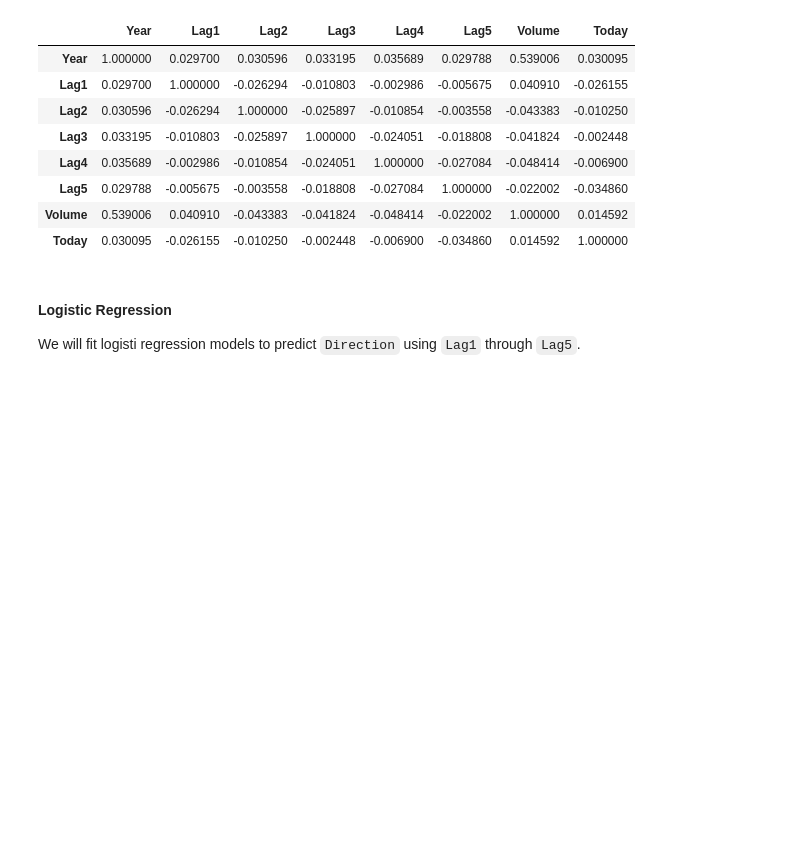
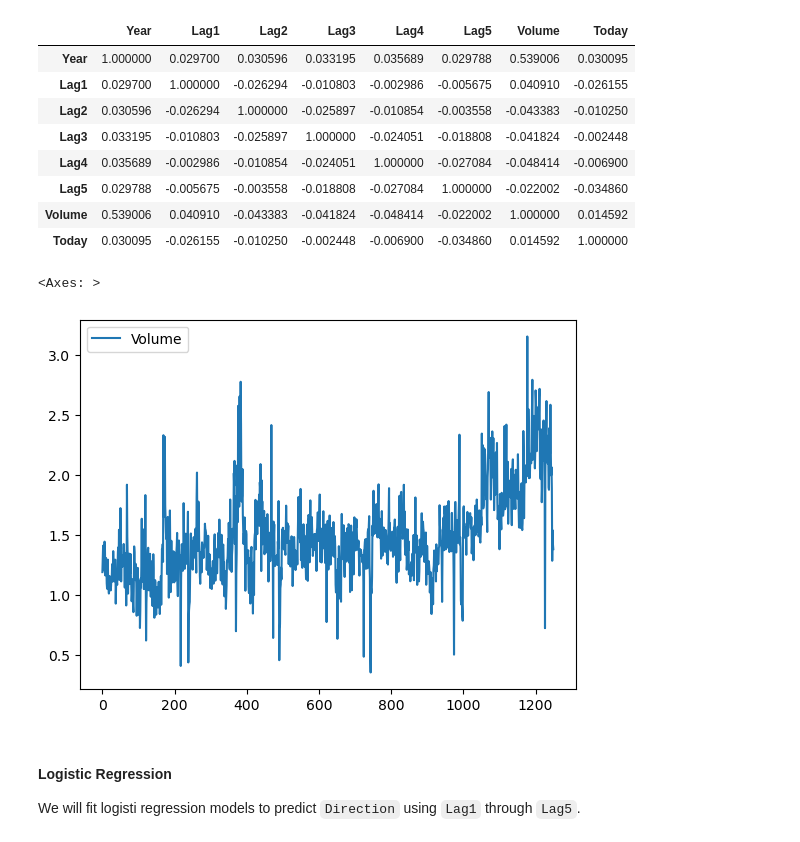
Before and after one commit to jackkrebsbach/stats, a Jupyter notebook: labs/lab4/lab4.ipynb, the cells around one changed output. Saved outputs shown, nothing was run; the diff lists cells and outputs as text; code cells hidden in the pictures; blank space fills up the shorter version.

````diff
--- a/labs/lab4/lab4.ipynb
+++ b/labs/lab4/lab4.ipynb
@@ -61,6 +61,12 @@ Smarket.corr()
 | Lag5 | 0.029788 | -0.005675 | -0.003558 | -0.018808 | -0.027084 | 1.000000 | -0.022002 | -0.034860 |
 | Volume | 0.539006 | 0.040910 | -0.043383 | -0.041824 | -0.048414 | -0.022002 | 1.000000 | 0.014592 |
 | Today | 0.030095 | -0.026155 | -0.010250 | -0.002448 | -0.006900 | -0.034860 | 0.014592 | 1.000000 |
+# %%
+# Volume is increasing over time.
+Smarket.plot(y='Volume')
+# %% [output]
+<Axes: >
+[figure, added]
 # %% [markdown]
 #### Logistic Regression
 We will fit logisti regression models to predict ```Direction``` using ```Lag1``` through ```Lag5```.
````
Also changed, not shown: parts of 35 cells of this notebook, 1 other file.
